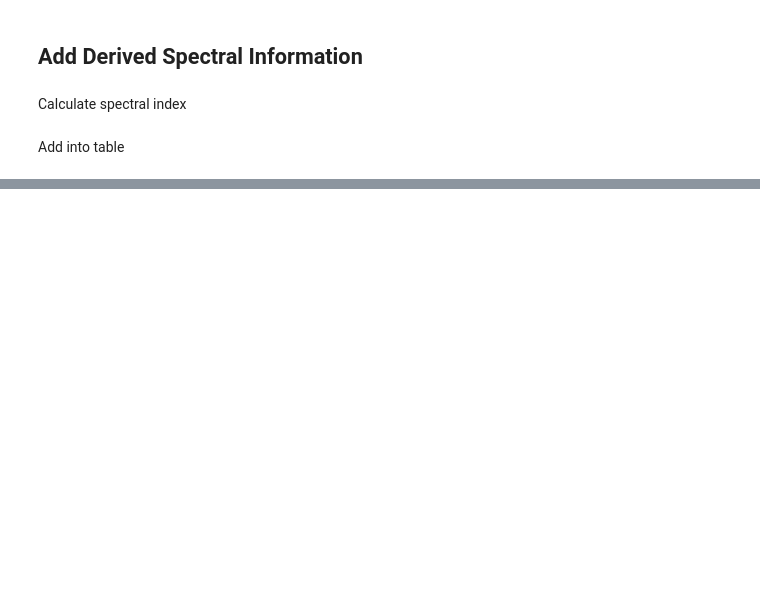
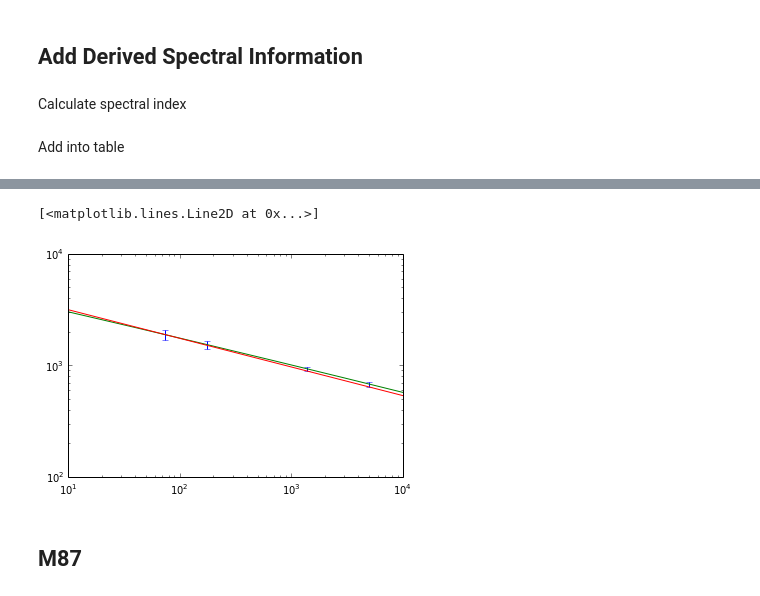
Before and after one commit to radiocosmology/cora, a Jupyter notebook: cora/foreground/data/catalogue_match.ipynb, the cells around one changed output, grey strips where cells are left out. Drawn from its saved outputs; the diff is of its cells as text; code cells hidden in the pictures; blank space fills up the shorter version.

```diff
--- a/cora/foreground/data/catalogue_match.ipynb
+++ b/cora/foreground/data/catalogue_match.ipynb
@@ -186,0 +278,13 @@ final_table['BETA'] = beta
+# %%
+freq_taua = np.array([74.0, 178.0, 1400.0, 5000.0])
+flux_taua = np.array([1888.6, 1530.0, 930.0, 680.0])
+err_taua = np.array([188.0, 122.0, 46.5, 34.0])
+# %%
+m_taua = fit_curved_spectrum(freq_taua, flux_taua, err_taua)
+# %%
+errorbar(freq_taua, flux_taua, yerr=err_taua, fmt=None)
+loglog(fa, model_curve(m_taua, fa))
+loglog(fa, final_table['S600'][1] * (fa /600.0)**final_table['BETA'][1])
+# %% [output]
+[<matplotlib.lines.Line2D at 0x...>]
+[figure, added]
@@ -186,0 +297,2 @@ final_table['BETA'] = beta
+# %% [markdown]
+## M87
```
Also changed, not shown: parts of 65 cells of this notebook, 5 other files.
